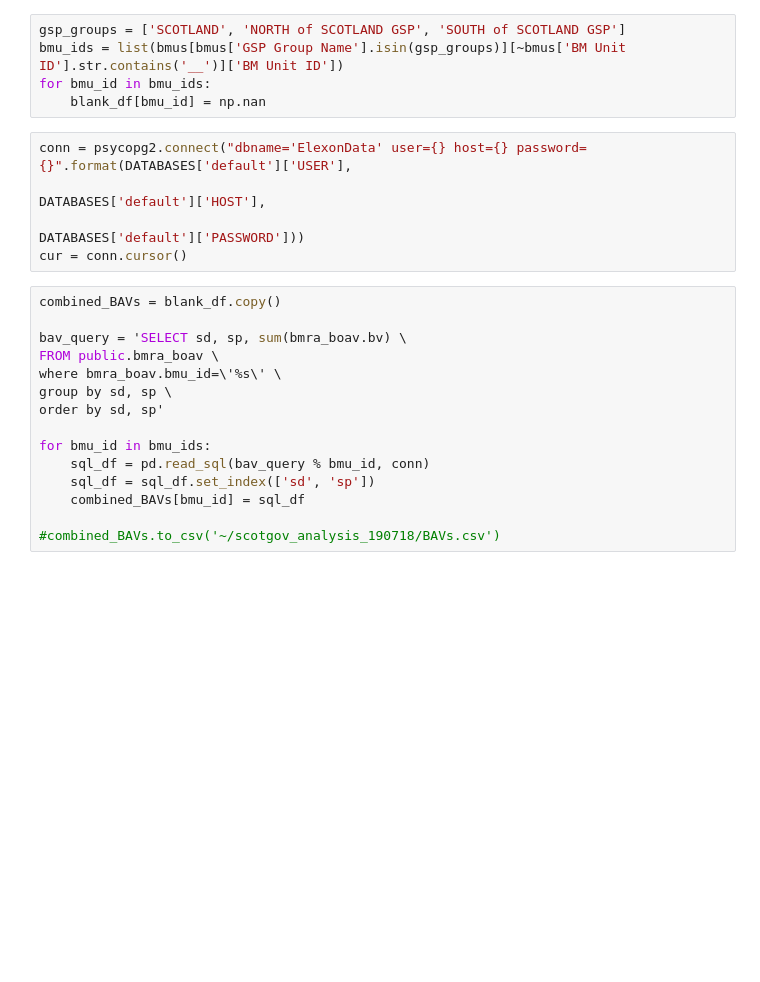
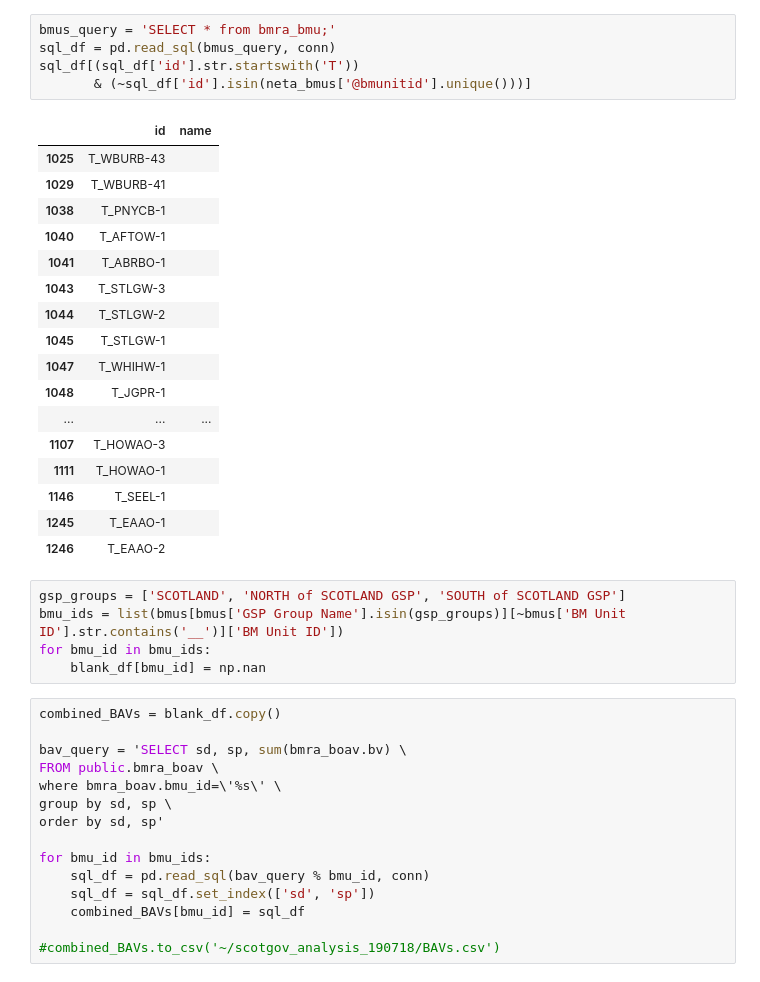
Before and after one commit to GraemeHawker/GBEnergyDataManager, a Jupyter notebook: notebooks/scotgov_generate_data_190319.ipynb, the cells around one changed output. Saved outputs shown, nothing was run; the diff lists cells and outputs as text; blank space fills up the shorter version.

```diff
--- a/notebooks/scotgov_generate_data_190319.ipynb
+++ b/notebooks/scotgov_generate_data_190319.ipynb
@@ -43,13 +104,31 @@ bmus = pd.read_csv('/home/graeme/ElexonDataManager/Physical/unit_data/reg_bm_uni
+# %%
+bmus_query = 'SELECT * from bmra_bmu;'
+sql_df = pd.read_sql(bmus_query, conn)
+sql_df[(sql_df['id'].str.startswith('T'))
+       & (~sql_df['id'].isin(neta_bmus['@bmunitid'].unique()))]
+# %% [output]
+|  | id | name |
+| 1025 | T_WBURB-43 |  |
+| 1029 | T_WBURB-41 |  |
+| 1038 | T_PNYCB-1 |  |
+| 1040 | T_AFTOW-1 |  |
+| 1041 | T_ABRBO-1 |  |
+| 1043 | T_STLGW-3 |  |
+| 1044 | T_STLGW-2 |  |
+| 1045 | T_STLGW-1 |  |
+| 1047 | T_WHIHW-1 |  |
+| 1048 | T_JGPR-1 |  |
+| ... | ... | ... |
+| 1107 | T_HOWAO-3 |  |
+| 1111 | T_HOWAO-1 |  |
+| 1146 | T_SEEL-1 |  |
+| 1245 | T_EAAO-1 |  |
+| 1246 | T_EAAO-2 |  |
 # %%
 gsp_groups = ['SCOTLAND', 'NORTH of SCOTLAND GSP', 'SOUTH of SCOTLAND GSP']
 bmu_ids = list(bmus[bmus['GSP Group Name'].isin(gsp_groups)][~bmus['BM Unit ID'].str.contains('__')]['BM Unit ID'])
 for bmu_id in bmu_ids:
     blank_df[bmu_id] = np.nan
-# %%
-conn = psycopg2.connect("dbname='ElexonData' user={} host={} password={}".format(DATABASES['default']['USER'],
-                                                                                DATABASES['default']['HOST'],
-                                                                                DATABASES['default']['PASSWORD']))
-cur = conn.cursor()
 # %%
 combined_BAVs = blank_df.copy()
 
```
Also changed, not shown: parts of 17 cells of this notebook, 3 other files.
